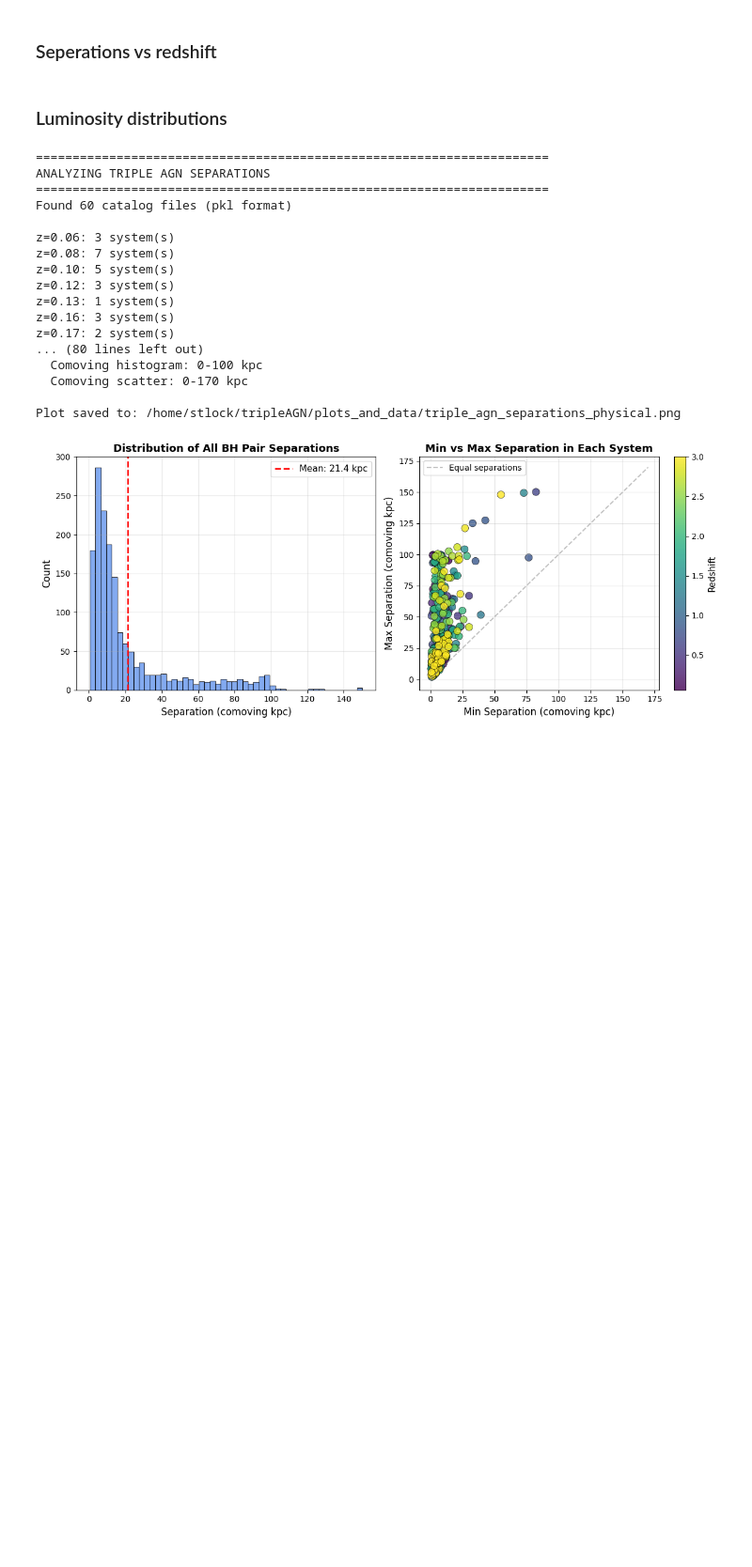
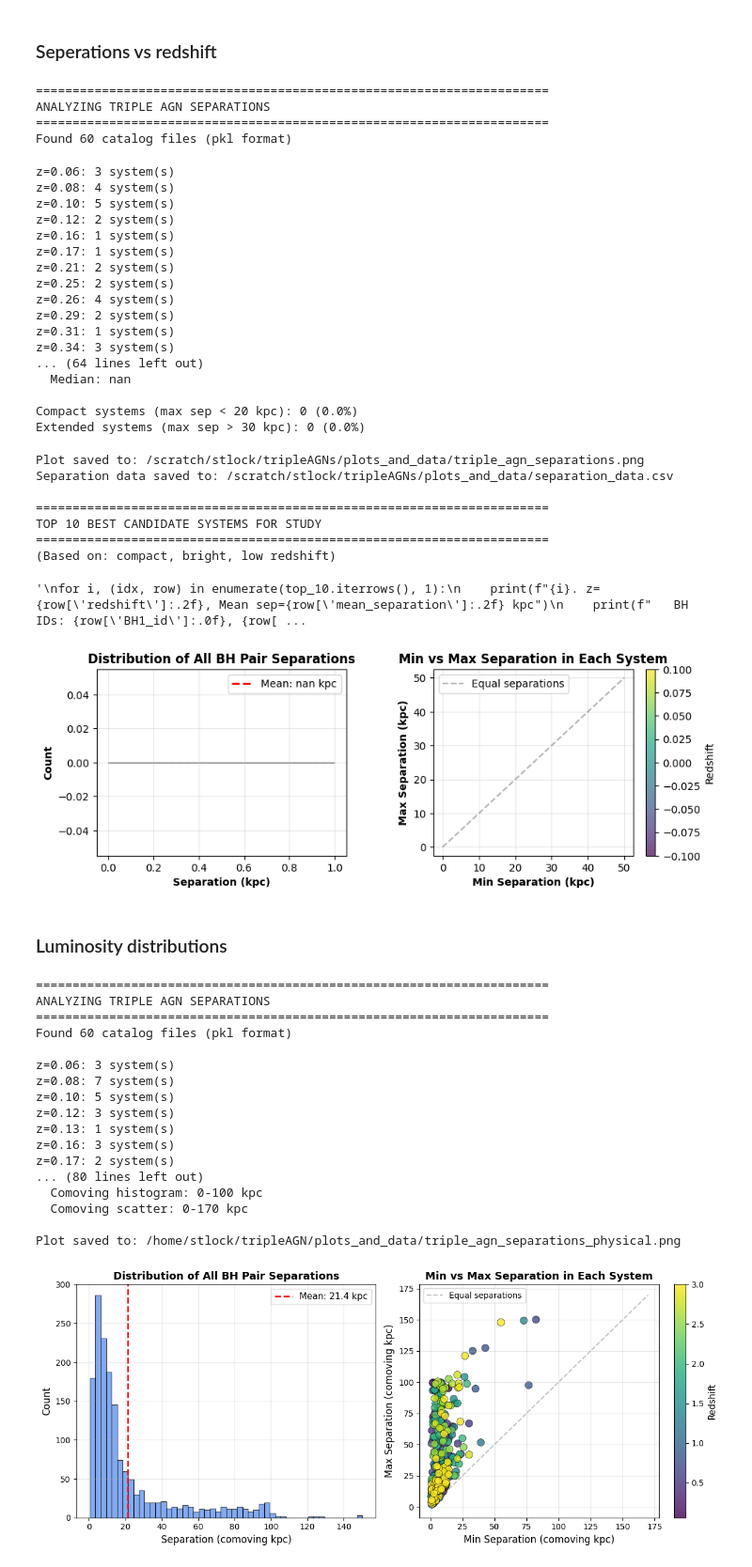
Before and after one commit to spencerlockwood/tripleAGN, a Jupyter notebook: analyzation/tripleAGN_analyzation.ipynb, the cells around one changed output. Shown at 94% size. Saved outputs shown, nothing was run; the diff lists cells and outputs as text; code cells hidden in the pictures; blank space fills up the shorter version.

```diff
--- a/analyzation/tripleAGN_analyzation.ipynb
+++ b/analyzation/tripleAGN_analyzation.ipynb
@@ -895,7 +919,7 @@ import os
 from matplotlib.gridspec import GridSpec
 
 # Define paths
-catalog_path = "/scratch/stlock/tripleAGNs/catalogs/proper_kpc/1e43lum/catalogue_30kpc_1e43lum/"  # Adjust as needed
+catalog_path = "/scratch/stlock/tripleAGNs/catalogs/1e41lum/catalogue_15kpc_1e41lum/"  # Adjust as needed
 output_dir = "/scratch/stlock/tripleAGNs/plots_and_data/"
 os.makedirs(output_dir, exist_ok=True)
 
@@ -1144,38 +1168,69 @@ ax9.set_xlabel('Score (compact, bright, nearby)', fontweight='bold')
 ax9.set_title('Top 10 Best Candidate Systems', fontweight='bold')
 ax9.grid(True, alpha=0.3, axis='x')
 """
-plt.suptitle('Triple AGN Separation Analysis', fontsize=18, fontweight='bold', y=0.995)
+#plt.suptitle('Triple AGN Separation Analysis', fontsize=18, fontweight='bold', y=0.995)
 
 plot_path = os.path.join(output_dir, "triple_agn_separations.png")
 plt.savefig(plot_path, dpi=300, bbox_inches='tight')
 print(f"\nPlot saved to: {plot_path}")
 
 # Save detailed data
 data_path = os.path.join(output_dir, "separation_data.csv")
 systems_df.to_csv(data_path, index=False)
 print(f"Separation data saved to: {data_path}")
 
 # Identify and save best candidates
 print("\n" + "="*70)
 print("TOP 10 BEST CANDIDATE SYSTEMS FOR STUDY")
 print("="*70)
 print("(Based on: compact, bright, low redshift)\n")
 """
 for i, (idx, row) in enumerate(top_10.iterrows(), 1):
     print(f"{i}. z={row['redshift']:.2f}, Mean sep={row['mean_separation']:.2f} kpc")
     print(f"   BH IDs: {row['BH1_id']:.0f}, {row['BH2_id']:.0f}, {row['BH3_id']:.0f}")
     print(f"   Halo: {row['halo_id']:.0f}, Mass: {row['halo_mass']:.2e} Msun" if not pd.isna(row['halo_mass']) else "   Halo: N/A")
     print(f"   Total Lbol: {(row['BH1_Lbol'] + row['BH2_Lbol'] + row['BH3_Lbol']):.2e} erg/s")
     print(f"   Separations: {row['sep_BH1_BH2']:.1f}, {row['sep_BH1_BH3']:.1f}, {row['sep_BH2_BH3']:.1f} kpc\n")
 
 best_candidates_path = os.path.join(output_dir, "best_candidate_systems.csv")
 top_10.to_csv(best_candidates_path, index=False)
 print(f"Best candidates saved to: {best_candidates_path}")
 
 print("\n" + "="*70)
 print("ANALYSIS COMPLETE")
 print("="*70)
 """
+# %% [output]
+======================================================================
+ANALYZING TRIPLE AGN SEPARATIONS
+======================================================================
+Found 60 catalog files (pkl format)
+z=0.06: 3 system(s)
+z=0.08: 4 system(s)
+z=0.10: 5 system(s)
+z=0.12: 2 system(s)
+z=0.16: 1 system(s)
+z=0.17: 1 system(s)
+z=0.21: 2 system(s)
+z=0.25: 2 system(s)
+z=0.26: 4 system(s)
+z=0.29: 2 system(s)
+z=0.31: 1 system(s)
+z=0.34: 3 system(s)
+... (64 lines left out)
+  Median: nan
+
+Compact systems (max sep < 20 kpc): 0 (0.0%)
+Extended systems (max sep > 30 kpc): 0 (0.0%)
+Plot saved to: /scratch/stlock/tripleAGNs/plots_and_data/triple_agn_separations.png
+Separation data saved to: /scratch/stlock/tripleAGNs/plots_and_data/separation_data.csv
+
+======================================================================
+TOP 10 BEST CANDIDATE SYSTEMS FOR STUDY
+======================================================================
+(Based on: compact, bright, low redshift)
+'\nfor i, (idx, row) in enumerate(top_10.iterrows(), 1):\n    print(f"{i}. z={row[\'redshift\']:.2f}, Mean sep={row[\'mean_separation\']:.2f} kpc")\n    print(f"   BH IDs: {row[\'BH1_id\']:.0f}, {row[ ...
+[figure, added]
 # %%
 import numpy as np
 import pandas as pd
```
Also changed, not shown: parts of 2 cells of this notebook, 16 other files.
